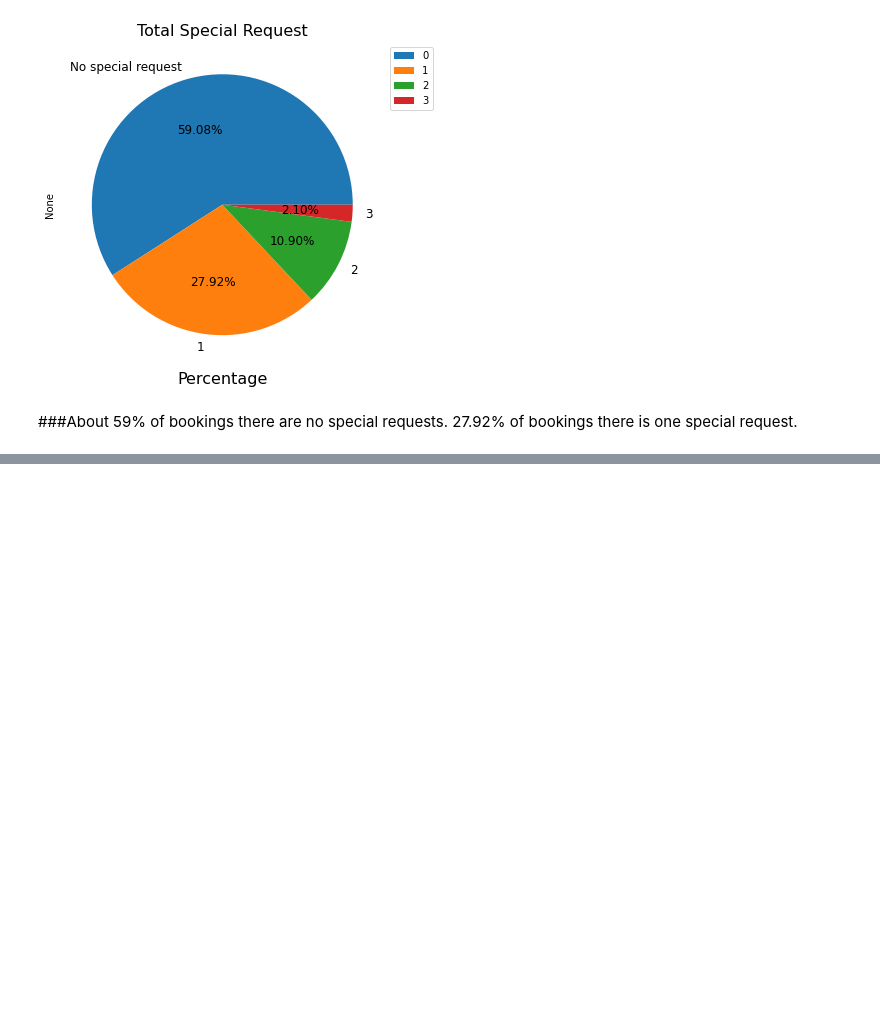
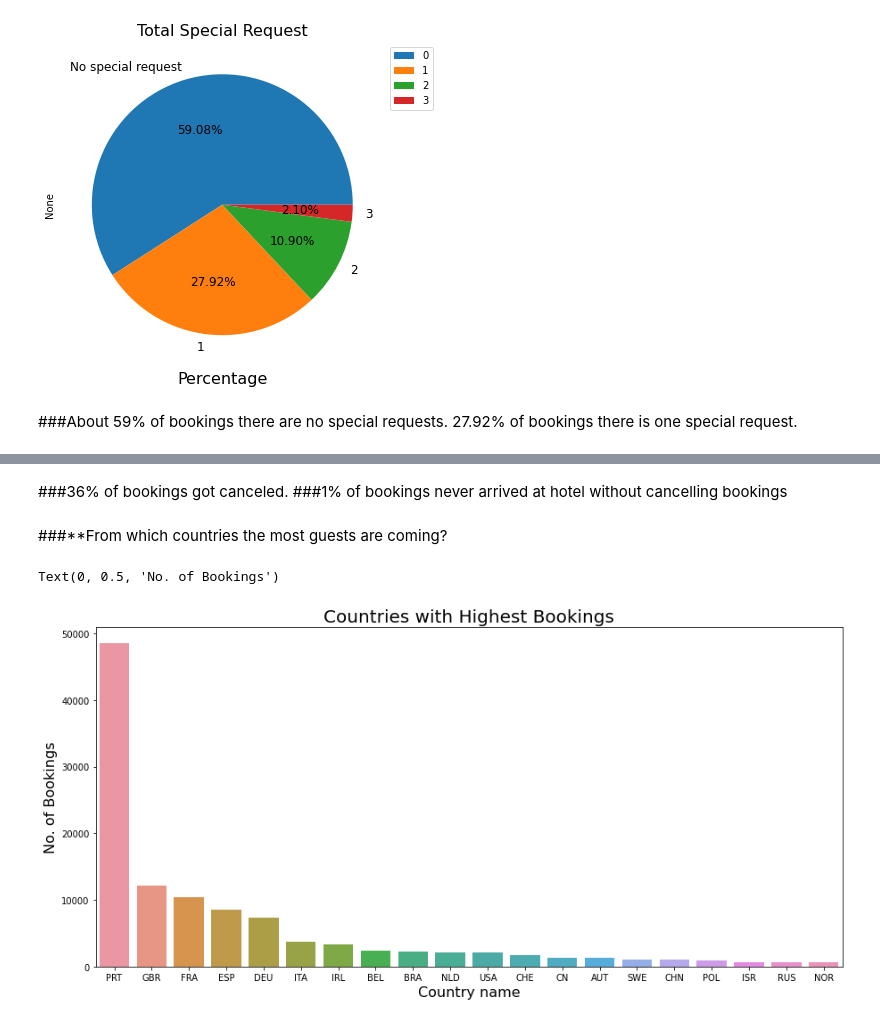
Before and after one commit to YashwantRaul/EDA-of-Hotel-booking, a Jupyter notebook: Hotel_Booking_Analysis_Capstone_Project.ipynb, the cells around one changed output, grey strips where cells are left out. Cells and saved outputs as stored; diff of their text form; code cells hidden in the pictures; blank space fills up the shorter version.

```diff
--- a/Hotel_Booking_Analysis_Capstone_Project.ipynb
+++ b/Hotel_Booking_Analysis_Capstone_Project.ipynb
@@ -389,0 +399,15 @@ plt.legend(bbox_to_anchor=(1, 1), loc='upper left', labels=labels)
+# %% [markdown]
+###36% of bookings got canceled.
+###1% of bookings never arrived at hotel without cancelling bookings
+# %% [markdown]
+###**From which countries the most guests are coming?
+# %%
+# countries from where most of guest are coming
+plt.rcParams['figure.figsize']= (15,7)
+sns.barplot (y= list(df_new.country.value_counts().head (20)), x= list(df_new.country.value_counts().head(20).index))
+plt.title('Countries with Highest Bookings', fontsize=20)
+plt.xlabel('Country name', fontsize=16)
+plt.ylabel('No. of Bookings', fontsize=16)
+# %% [output]
+Text(0, 0.5, 'No. of Bookings')
+[figure, added]
```
Also changed, not shown: parts of 15 cells of this notebook.
